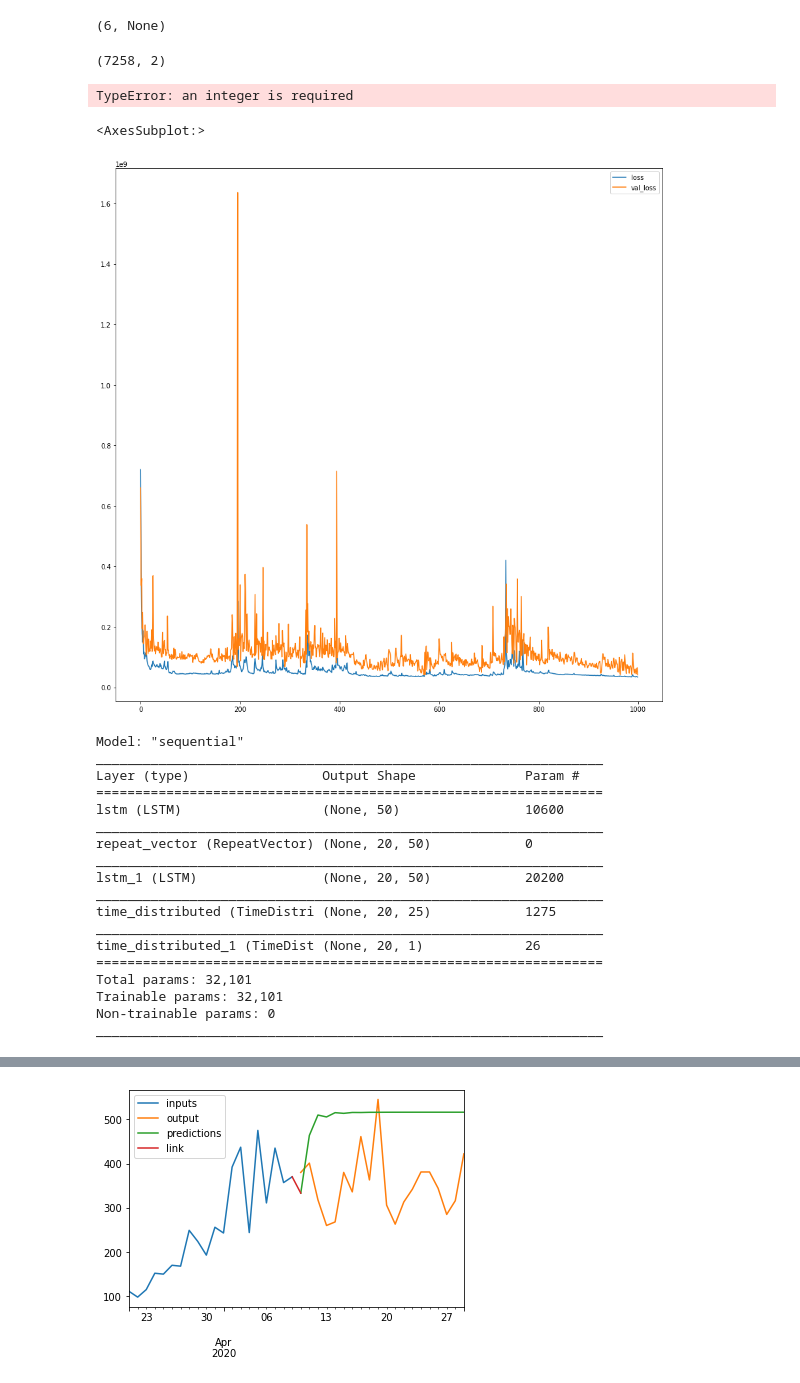
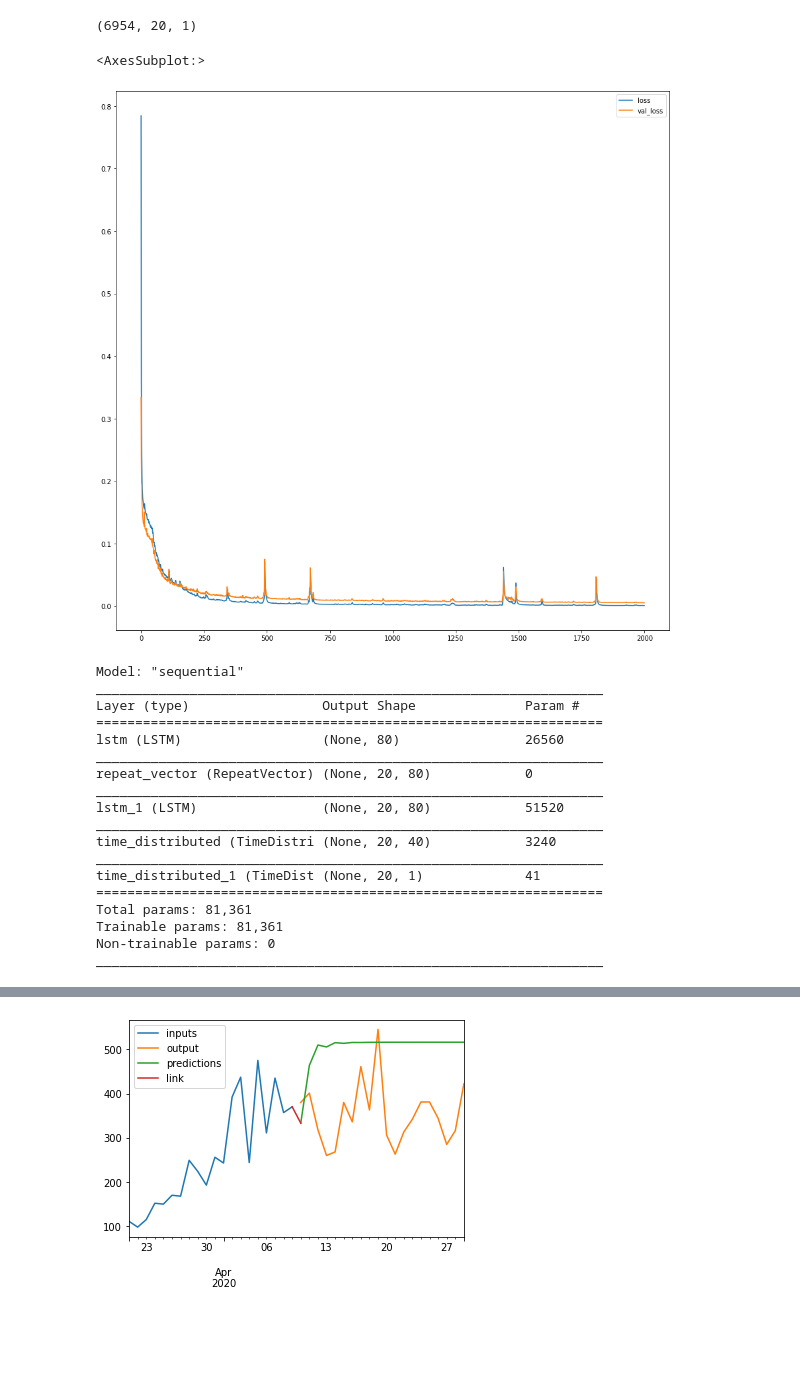
Before and after one commit to selam88/mirror_gitlab_app, a Jupyter notebook: application.ipynb, the cells around one changed output, grey strips where cells are left out. Cells and saved outputs as stored; diff of their text form; code cells hidden in the pictures; blank space fills up the shorter version.

Commit message:
re-format data after models_2

```diff
--- a/application.ipynb
+++ b/application.ipynb
@@ -21,12 +10,4 @@ a = change_var(a)
-# %%
-a
-# %% [output]
-(6, None)
-# %%
-input_seq[:,-1,:].shape
-# %% [output]
-(7258, 2)
-# %%
-input_seq[np.full(True, (input_seq[:2])),0]
-# %% [output]
-TypeError: an integer is required
+# %%
+output_seq.shape
+# %% [output]
+(6954, 20, 1)
@@ -33,12 +27,12 @@ TypeError: an integer is required
 # %%
-model_folder = "/work/test-first-project/data/models/model_1/"
+model_folder = "/work/test-first-project/data/models/models_2/"
 csv_path = os.path.join(model_folder, "score.csv")
-model_path = os.path.join(model_folder, "model/")
+model_path = os.path.join(model_folder, "model")
 
 score_df = pd.read_csv(csv_path)
 score_df.plot(figsize=(15,15))
 # %% [output]
 <AxesSubplot:>
-[figure, old version]
+[figure, new version]
 # %%
 input_seq, output_seq, last_in_dates, country_array = load_training_data()
@@ -47,22 +41,22 @@ model = load_model(model_path)
 # %%
-model.summary()
+model.model.summary()
 # %% [output]
 Model: "sequential"
 _________________________________________________________________
 Layer (type)                 Output Shape              Param #
 =================================================================
-lstm (LSTM)                  (None, 50)                10600
+lstm (LSTM)                  (None, 80)                26560
 _________________________________________________________________
-repeat_vector (RepeatVector) (None, 20, 50)            0
+repeat_vector (RepeatVector) (None, 20, 80)            0
 _________________________________________________________________
-lstm_1 (LSTM)                (None, 20, 50)            20200
+lstm_1 (LSTM)                (None, 20, 80)            51520
 _________________________________________________________________
-time_distributed (TimeDistri (None, 20, 25)            1275
+time_distributed (TimeDistri (None, 20, 40)            3240
 _________________________________________________________________
-time_distributed_1 (TimeDist (None, 20, 1)             26
+time_distributed_1 (TimeDist (None, 20, 1)             41
 =================================================================
-Total params: 32,101
-Trainable params: 32,101
+Total params: 81,361
+Trainable params: 81,361
 Non-trainable params: 0
 _________________________________________________________________
 # %%
```
Also changed, not shown: parts of 11 cells of this notebook, 1 other file.
